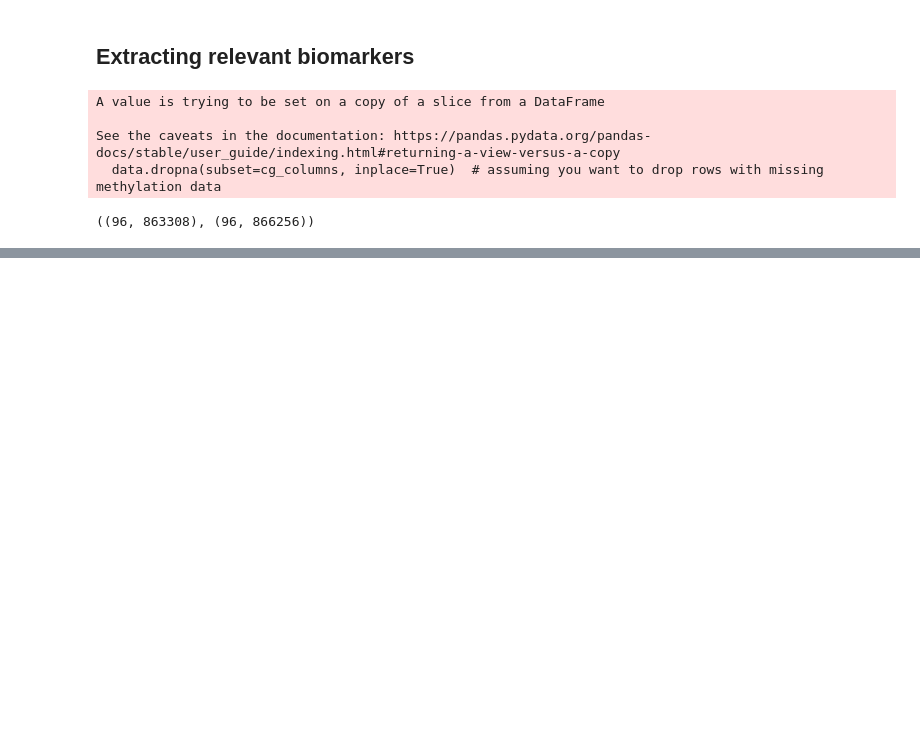
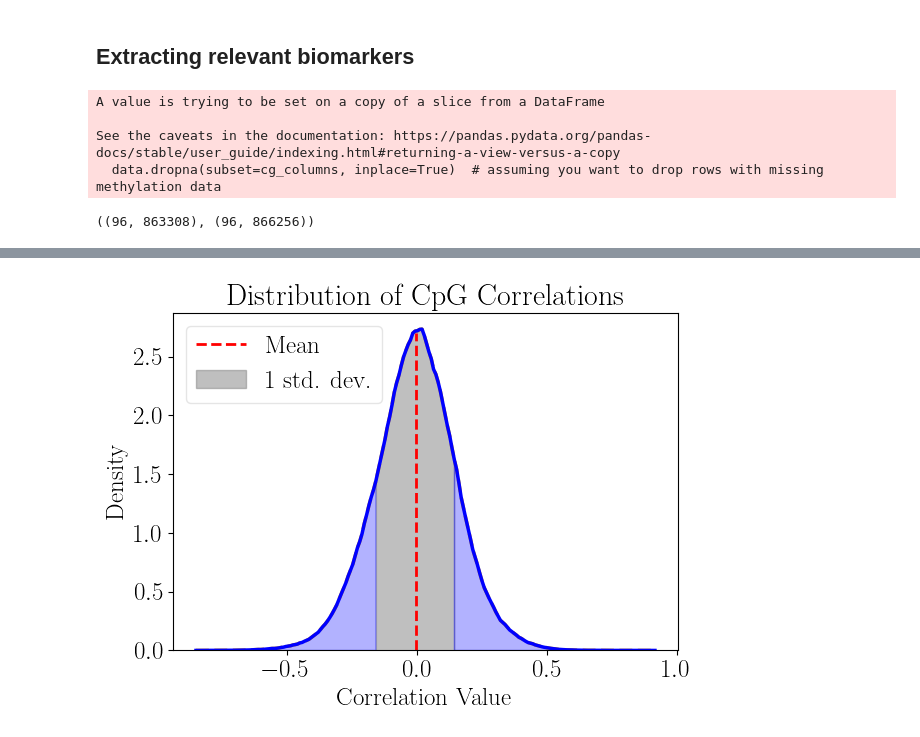
Before and after one commit to AmroAbdrabo/project-fasting-on-aging, a Jupyter notebook: exploratory_analysis.ipynb, the cells around one changed output, grey strips where cells are left out. Saved outputs shown, nothing was run; the diff lists cells and outputs as text; code cells hidden in the pictures; blank space fills up the shorter version.

Commit message:
add plots

```diff
--- a/exploratory_analysis.ipynb
+++ b/exploratory_analysis.ipynb
@@ -141,6 +141,8 @@ data.shape, merged_df.shape
 # %%
 cg_columns = [col for col in data.columns if col.startswith('cg')]
 # Cast all columns to float
-for col in cg_columns + ['Score.horvath']:
+for idx, col in enumerate(cg_columns):
+    if idx % 1000 == 0:
+        print(idx)
     data[col] = pd.to_numeric(data[col], errors='coerce')
 # %% [output]
@@ -152 +177,32 @@ See the caveats in the documentation: https://pandas.pydata.org/pandas-docs/stab
+# %%
+mean = np.mean(correlations)
+std = np.std(correlations)
+
+# Generate the kernel density estimate
+kde = sns.kdeplot(correlations, bw_adjust=0.5).get_lines()[0].get_data()
+kde_x = kde[0]
+kde_y = kde[1]
+
+# Plot the KDE curve
+#plt.figure(figsize=(50, 50))
+plt.plot(kde_x, kde_y, linestyle="solid", color='blue')
+
+# Add a vertical line for the mean
+plt.vlines(mean, 0, 2.7, colors='red', linestyle='dashed', linewidth=2, label='Mean')
+
+# Fill the area under the KDE curve within one standard deviation
+plt.fill_between(kde_x, kde_y, where=(mean - std <= kde_x) & (kde_x <= mean + std), color='grey', alpha=0.5, label='1 std. dev.')
+plt.fill_between(kde_x, kde_y, where=(mean - std+0.006 >= kde_x) | (kde_x >= -0.01+mean + std), color='blue', alpha=0.3) # to beautify plot, some errors were deliberately added
+
+
+# Add titles and labels
+plt.title('Distribution of CpG Correlations')
+plt.xlabel('Correlation Value')
+plt.ylabel('Density')
+plt.legend(loc="upper left")
+plt.tight_layout()
+plt.savefig("./plots/correlation_distribution.jpg")
+plt.show()
+# %% [output]
+[figure, added]
 # %%
```
Also changed, not shown: parts of 4 cells of this notebook, 1 other file.
